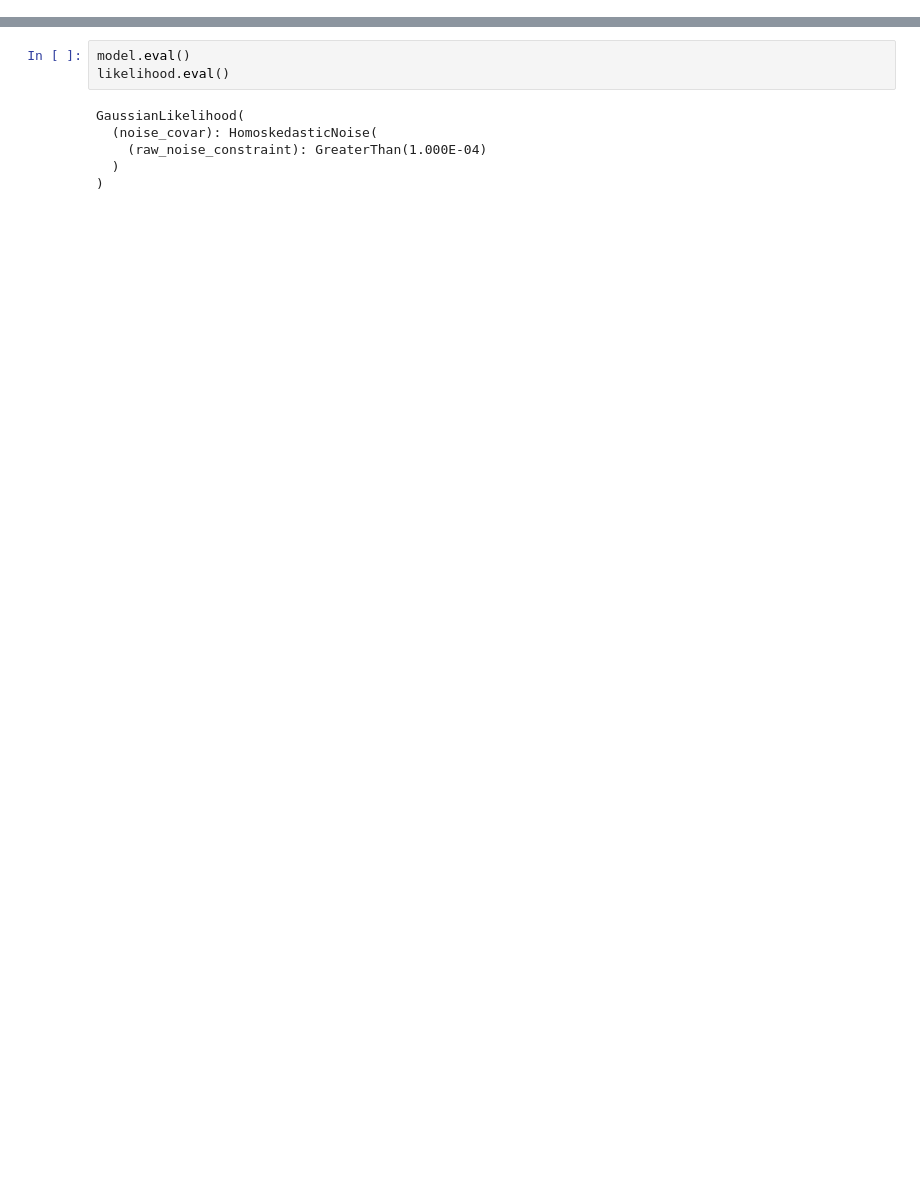
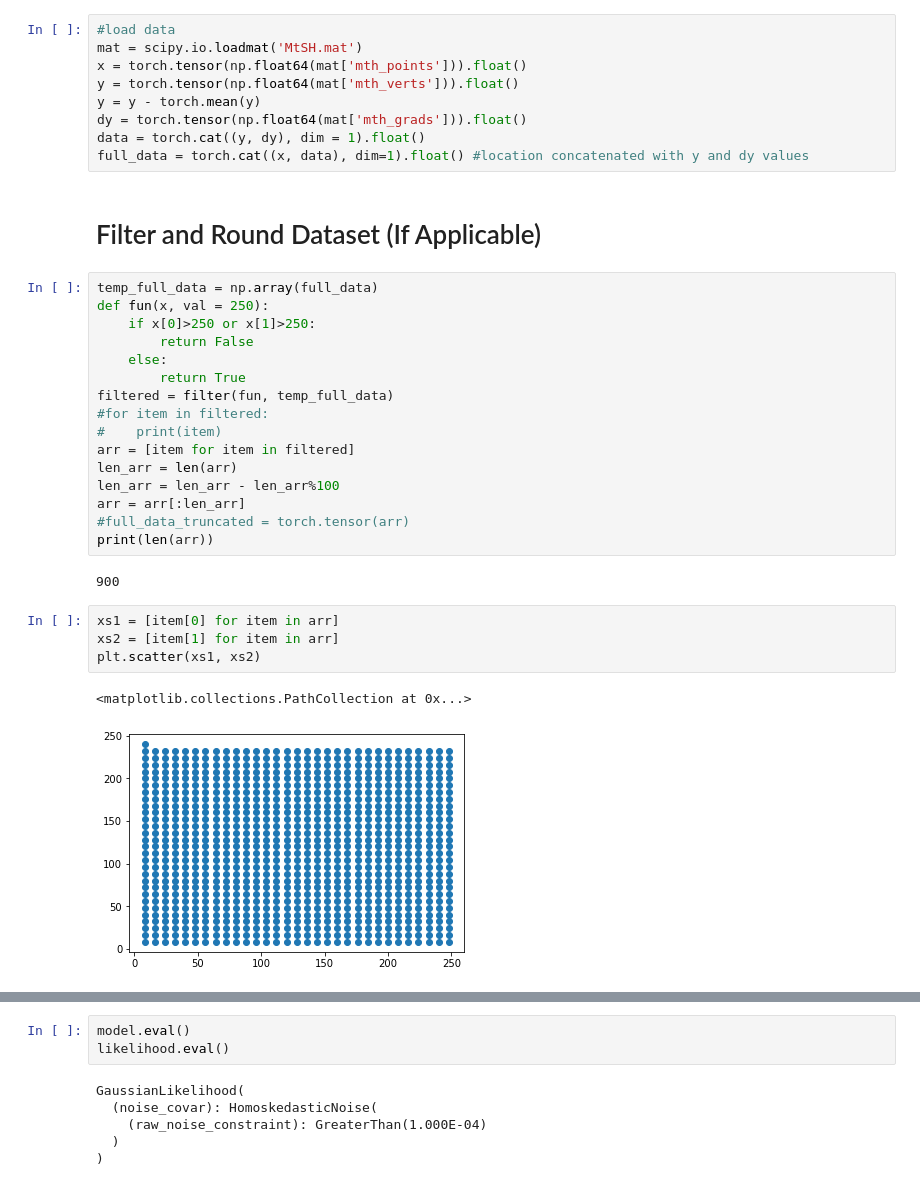
Before and after one commit to mishapadidar/GP-Derivatives-Variational-Inference, a Jupyter notebook: data/3_17_21 Helens 1 derivative.ipynb, the cells around one changed output, grey strips where cells are left out. Cells and saved outputs as stored; diff of their text form; blank space fills up the shorter version.

```diff
--- a/data/3_17_21 Helens 1 derivative.ipynb
+++ b/data/3_17_21 Helens 1 derivative.ipynb
@@ -44,0 +25,36 @@ n is:  14040
+# %%
+#load data
+mat = scipy.io.loadmat('MtSH.mat')
+x = torch.tensor(np.float64(mat['mth_points'])).float()
+y = torch.tensor(np.float64(mat['mth_verts'])).float()
+y = y - torch.mean(y)
+dy = torch.tensor(np.float64(mat['mth_grads'])).float()
+data = torch.cat((y, dy), dim = 1).float()
+full_data = torch.cat((x, data), dim=1).float() #location concatenated with y and dy values
+# %% [markdown]
+# Filter and Round Dataset (If Applicable)
+# %%
+temp_full_data = np.array(full_data)
+def fun(x, val = 250):
+    if x[0]>250 or x[1]>250:
+        return False
+    else:
+        return True
+filtered = filter(fun, temp_full_data)
+#for item in filtered:
+#    print(item)
+arr = [item for item in filtered]
+len_arr = len(arr)
+len_arr = len_arr - len_arr%100
+arr = arr[:len_arr]
+#full_data_truncated = torch.tensor(arr)
+print(len(arr))
+# %% [output]
+900
+# %%
+xs1 = [item[0] for item in arr]
+xs2 = [item[1] for item in arr]
+plt.scatter(xs1, xs2)
+# %% [output]
+<matplotlib.collections.PathCollection at 0x...>
+[figure, added]
```
Also changed, not shown: parts of 19 cells of this notebook, 2 other files.
